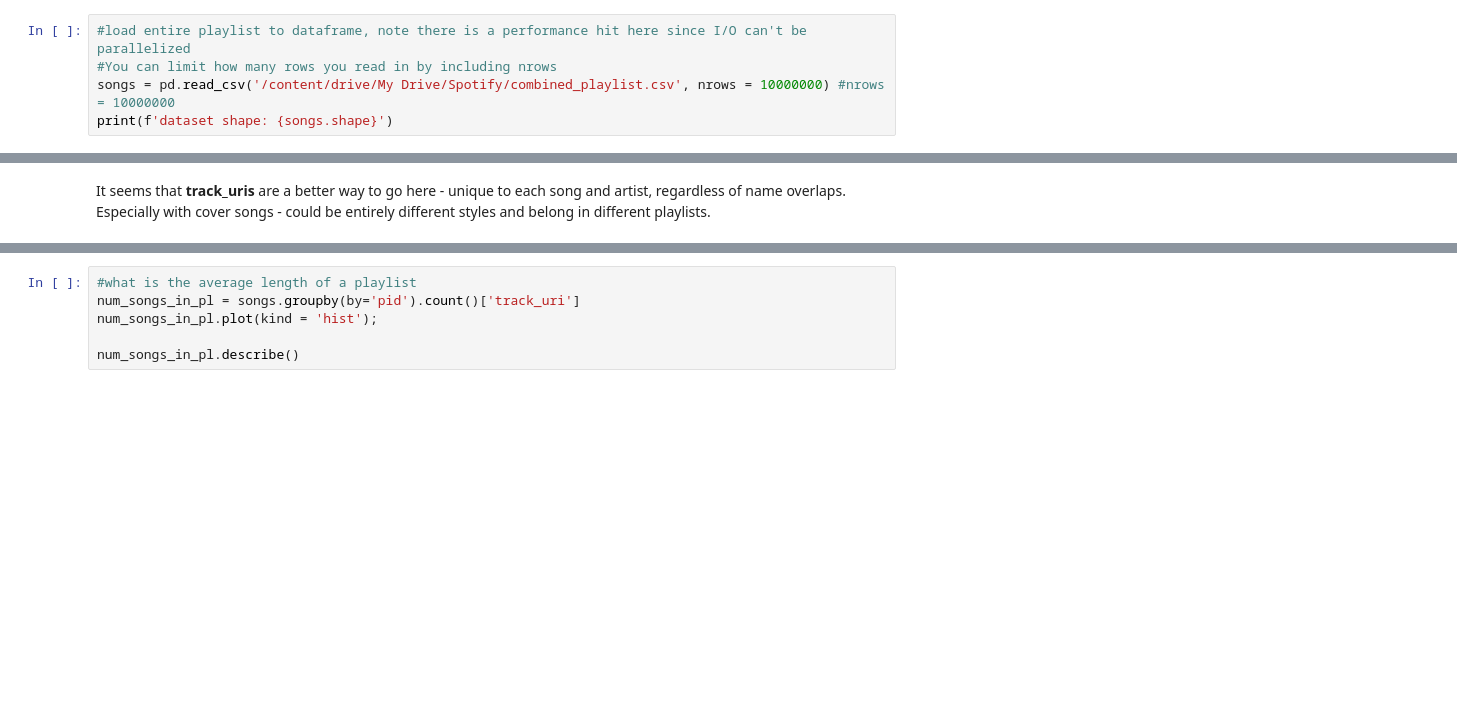
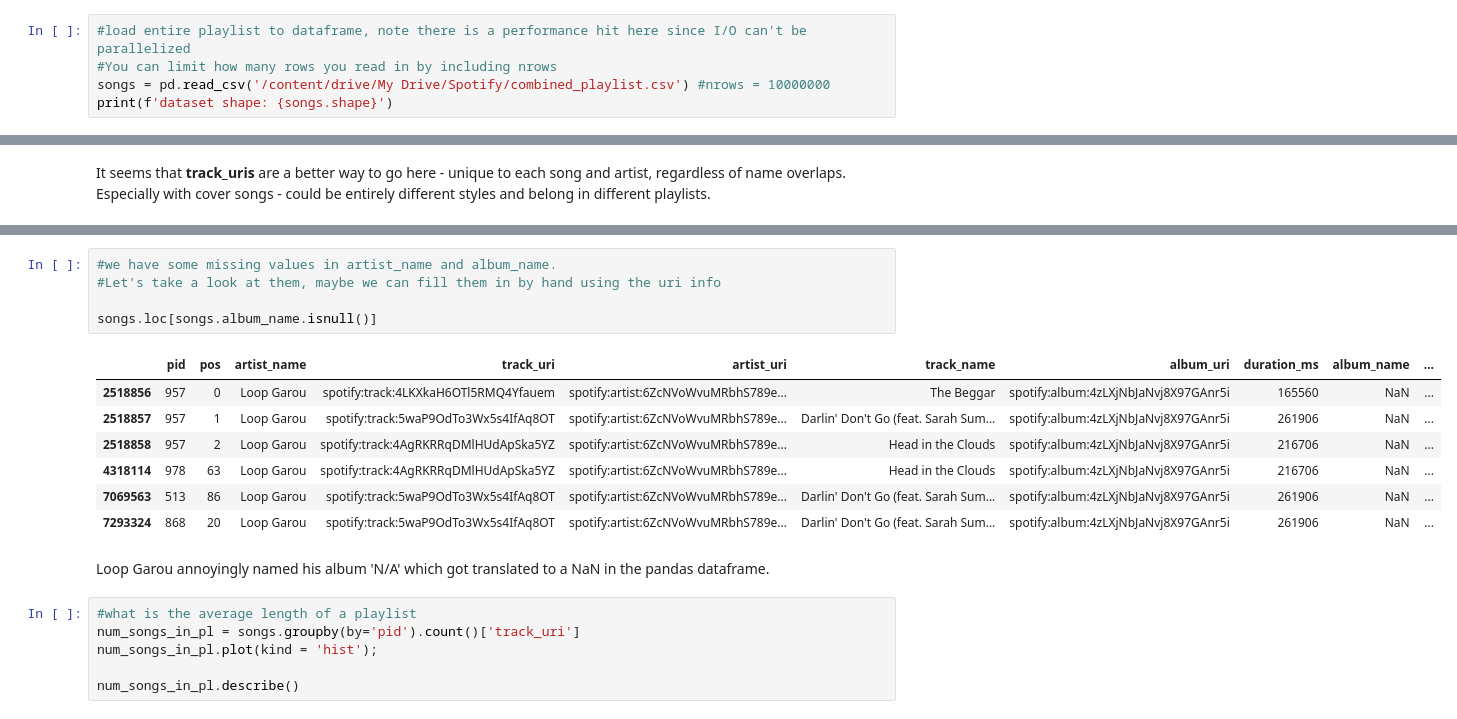
Before and after one commit to jamilla-az/spotify-recommender, a Jupyter notebook: notebook/FinalProject31.ipynb, the cells around one changed output, grey strips where cells are left out. Cells and saved outputs as stored; diff of their text form; blank space fills up the shorter version.

```diff
--- a/notebook/FinalProject31.ipynb
+++ b/notebook/FinalProject31.ipynb
@@ -25,6 +25,6 @@ Mounted at /content/drive
 # %%
 #load entire playlist to dataframe, note there is a performance hit here since I/O can't be parallelized
 #You can limit how many rows you read in by including nrows
-songs = pd.read_csv('/content/drive/My Drive/Spotify/combined_playlist.csv', nrows = 10000000) #nrows = 10000000
+songs = pd.read_csv('/content/drive/My Drive/Spotify/combined_playlist.csv') #nrows = 10000000
 print(f'dataset shape: {songs.shape}')
 # %% [output]
@@ -106,3 +149,18 @@ It seems that **track_uris** are a better way to go here - unique to each song a
+# %%
+#we have some missing values in artist_name and album_name.
+#Let's take a look at them, maybe we can fill them in by hand using the uri info
+
+songs.loc[songs.album_name.isnull()]
+# %% [output]
+|  | pid | pos | artist_name | track_uri | artist_uri | track_name | album_uri | duration_ms | album_name | ... |
+| 2518856 | 957 | 0 | Loop Garou | spotify:track:4LKXkaH6OTl5RMQ4Yfauem | spotify:artist:6ZcNVoWvuMRbhS789e... | The Beggar | spotify:album:4zLXjNbJaNvj8X97GAnr5i | 165560 | NaN | ... |
+| 2518857 | 957 | 1 | Loop Garou | spotify:track:5waP9OdTo3Wx5s4IfAq8OT | spotify:artist:6ZcNVoWvuMRbhS789e... | Darlin' Don't Go (feat. Sarah Sum... | spotify:album:4zLXjNbJaNvj8X97GAnr5i | 261906 | NaN | ... |
+| 2518858 | 957 | 2 | Loop Garou | spotify:track:4AgRKRRqDMlHUdApSka5YZ | spotify:artist:6ZcNVoWvuMRbhS789e... | Head in the Clouds | spotify:album:4zLXjNbJaNvj8X97GAnr5i | 216706 | NaN | ... |
+| 4318114 | 978 | 63 | Loop Garou | spotify:track:4AgRKRRqDMlHUdApSka5YZ | spotify:artist:6ZcNVoWvuMRbhS789e... | Head in the Clouds | spotify:album:4zLXjNbJaNvj8X97GAnr5i | 216706 | NaN | ... |
+| 7069563 | 513 | 86 | Loop Garou | spotify:track:5waP9OdTo3Wx5s4IfAq8OT | spotify:artist:6ZcNVoWvuMRbhS789e... | Darlin' Don't Go (feat. Sarah Sum... | spotify:album:4zLXjNbJaNvj8X97GAnr5i | 261906 | NaN | ... |
+| 7293324 | 868 | 20 | Loop Garou | spotify:track:5waP9OdTo3Wx5s4IfAq8OT | spotify:artist:6ZcNVoWvuMRbhS789e... | Darlin' Don't Go (feat. Sarah Sum... | spotify:album:4zLXjNbJaNvj8X97GAnr5i | 261906 | NaN | ... |
+# %% [markdown]
+Loop Garou annoyingly named his album 'N/A' which got translated to a NaN in the pandas dataframe.
 # %%
 #what is the average length of a playlist
 num_songs_in_pl = songs.groupby(by='pid').count()['track_uri']
```
Also changed, not shown: parts of 12 cells of this notebook.
